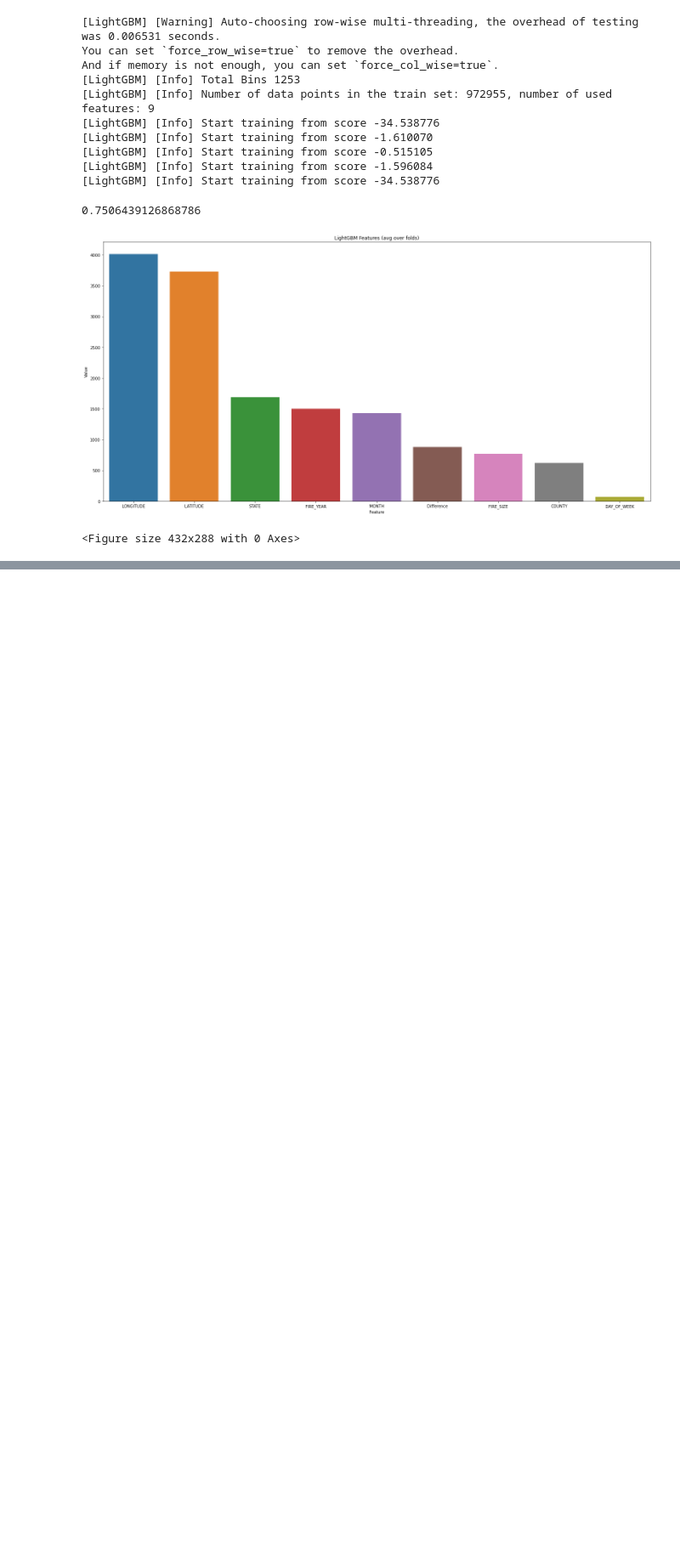
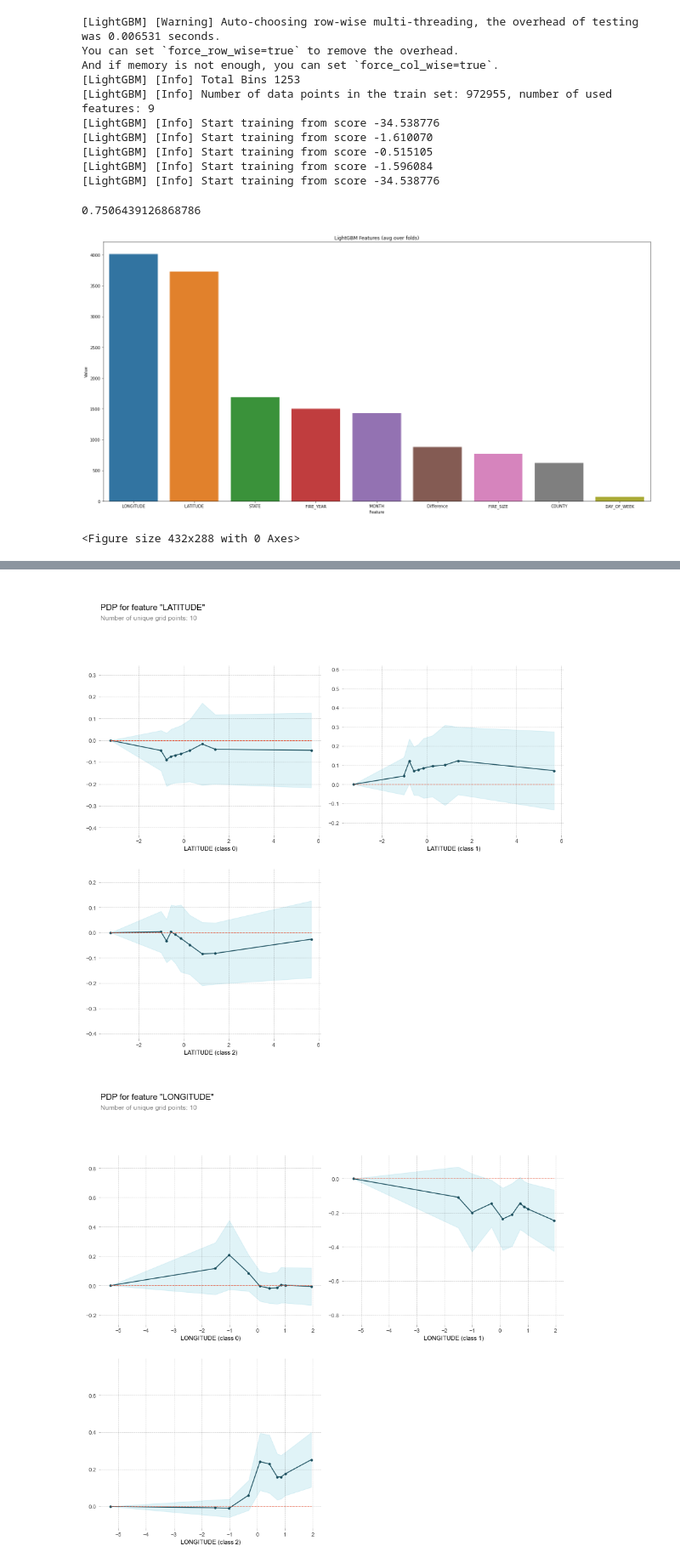
Before and after one commit to Deepsjai/ds4_team12_project, a Jupyter notebook: DS4A_Wildfire_Models.ipynb, the cells around one changed output, grey strips where cells are left out. Shown at 85% size. Drawn from its saved outputs; the diff is of its cells as text; code cells hidden in the pictures; blank space fills up the shorter version.

```diff
--- a/DS4A_Wildfire_Models.ipynb
+++ b/DS4A_Wildfire_Models.ipynb
@@ -438,0 +793,15 @@ plt.savefig('lgbm_importances-02.png')
+# %%
+X_train.columns =['FIRE_YEAR', 'LATITUDE', 'LONGITUDE', 'STATE', 'COUNTY', 'FIRE_SIZE', 'Difference', 'MONTH' , 'DAY_OF_WEEK']
+# %%
+#X_train.columns
+features_1 = [ 'LATITUDE', 'LONGITUDE', 'STATE', 'COUNTY', 'FIRE_SIZE', 'Difference', 'MONTH' , 'DAY_OF_WEEK']
+# %%
+for i in features_1:
+    pdp_plot = pdp.pdp_isolate(model=clf, dataset=X_train
+                           , model_features=X_train.columns
+                           , feature=i)
+    pdp.pdp_plot(pdp_plot, i)
+    plt.show()
+# %% [output]
+[figure, added]
+[figure, added]
```
Also changed, not shown: parts of 46 cells of this notebook.
